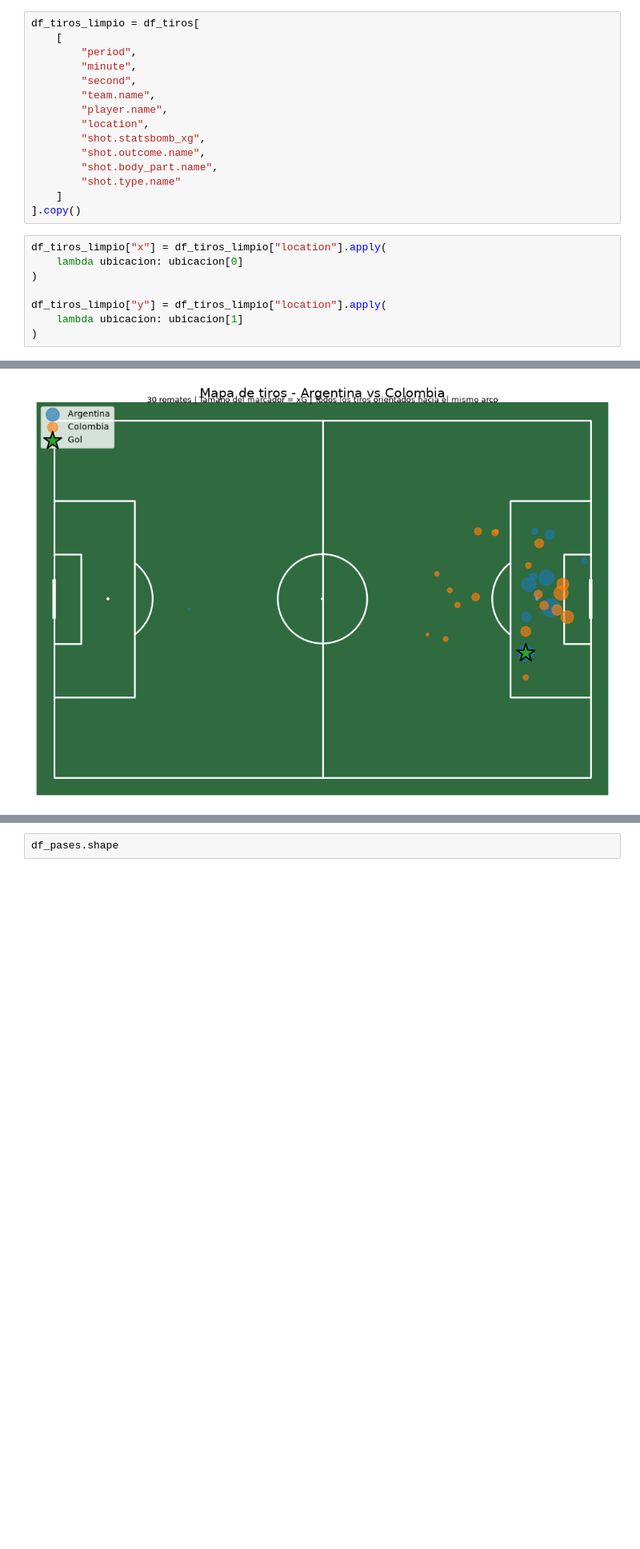
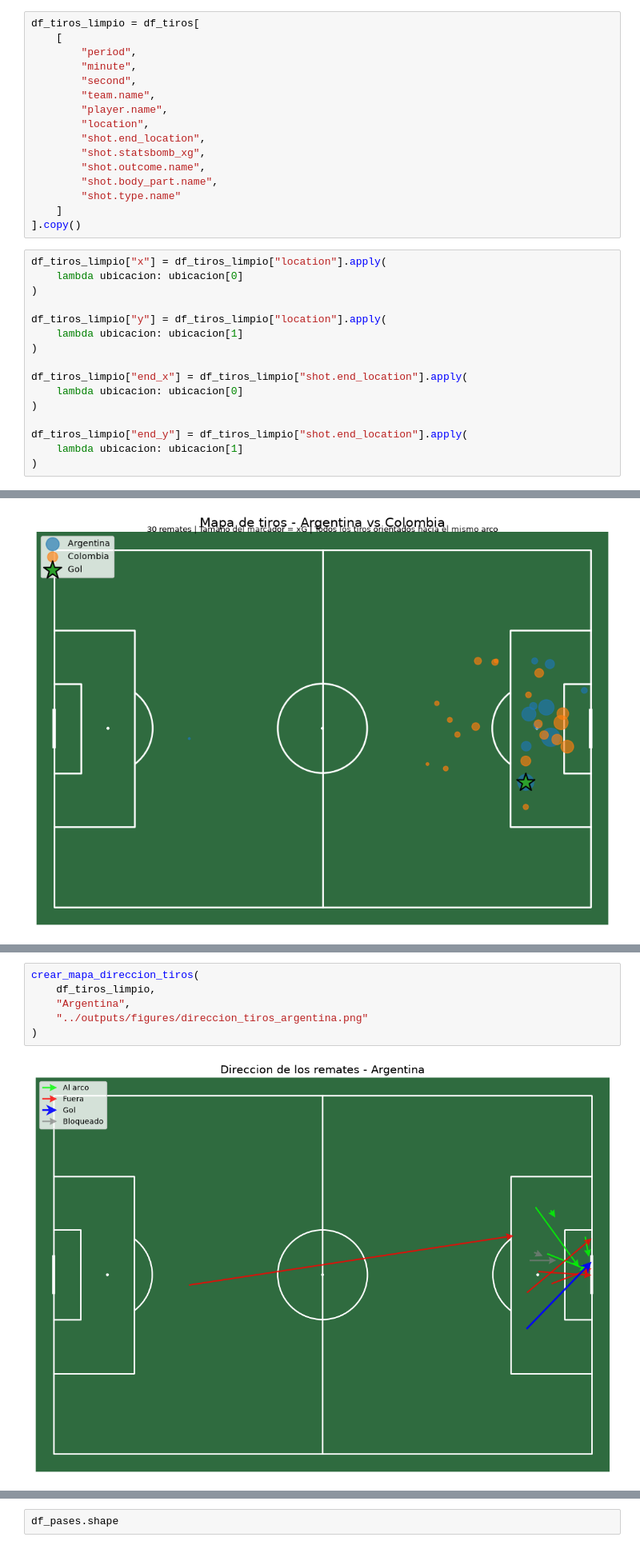
Before and after one commit to manupardo29/football-match-analysis, a Jupyter notebook: notebooks/01_primer_analisis.ipynb, the cells around one changed output, grey strips where cells are left out. Shown at 80% size. Drawn from its saved outputs; the diff is of its cells as text; blank space fills up the shorter version.

```diff
--- a/notebooks/01_primer_analisis.ipynb
+++ b/notebooks/01_primer_analisis.ipynb
@@ -170,6 +170,7 @@ df_tiros_limpio = df_tiros[
         "team.name",
         "player.name",
         "location",
+        "shot.end_location",
         "shot.statsbomb_xg",
         "shot.outcome.name",
         "shot.body_part.name",
@@ -184,3 +185,11 @@ df_tiros_limpio["x"] = df_tiros_limpio["location"].apply(
 df_tiros_limpio["y"] = df_tiros_limpio["location"].apply(
     lambda ubicacion: ubicacion[1]
 )
+
+df_tiros_limpio["end_x"] = df_tiros_limpio["shot.end_location"].apply(
+    lambda ubicacion: ubicacion[0]
+)
+
+df_tiros_limpio["end_y"] = df_tiros_limpio["shot.end_location"].apply(
+    lambda ubicacion: ubicacion[1]
+)
@@ -387,0 +540,8 @@ plt.show()
+# %%
+crear_mapa_direccion_tiros(
+    df_tiros_limpio,
+    "Argentina",
+    "../outputs/figures/direccion_tiros_argentina.png"
+)
+# %% [output]
+[figure, added]
```
Also changed, not shown: parts of 26 cells of this notebook, 4 other files.
